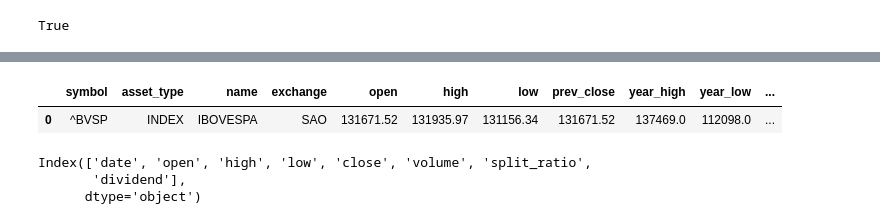
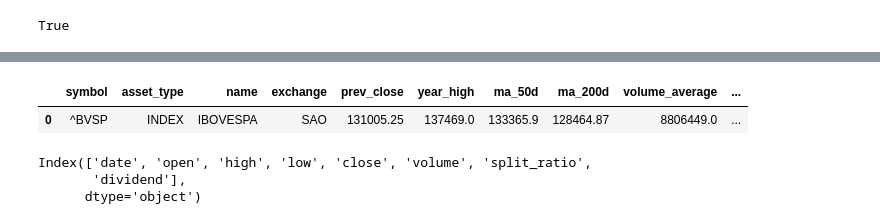
Before and after one commit to igor17400/alpha-edge, a Jupyter notebook: notebooks/study.ipynb, the cells around one changed output, grey strips where cells are left out. Saved outputs shown, nothing was run; the diff lists cells and outputs as text; code cells hidden in the pictures.

```diff
--- a/notebooks/study.ipynb
+++ b/notebooks/study.ipynb
@@ -51,12 +51,14 @@ quote_data
 1 rows × 21 columns
 # %%
 # Get the price of a stock
-symbol="^BVSP"
-quote_data = obb.equity.price.quote(symbol, provider="yfinance")
+symbol = "^BVSP"
+quote_data = obb.equity.price.quote(
+    symbol, start_date="2024-01-01", provider="yfinance"
+)
 quote_data
 # %% [output]
-|  | symbol | asset_type | name | exchange | open | high | low | prev_close | year_high | year_low | ... |
-| 0 | ^BVSP | INDEX | IBOVESPA | SAO | 131671.52 | 131935.97 | 131156.34 | 131671.52 | 137469.0 | 112098.0 | ... |
+|  | symbol | asset_type | name | exchange | prev_close | year_high | ma_50d | ma_200d | volume_average | ... |
+| 0 | ^BVSP | INDEX | IBOVESPA | SAO | 131005.25 | 137469.0 | 133365.9 | 128464.87 | 8806449.0 | ... |
 # %%
 quote_data = import pandas as pd
 import numpy as np
```
Also changed, not shown: parts of 20 cells of this notebook, 44 other files.
